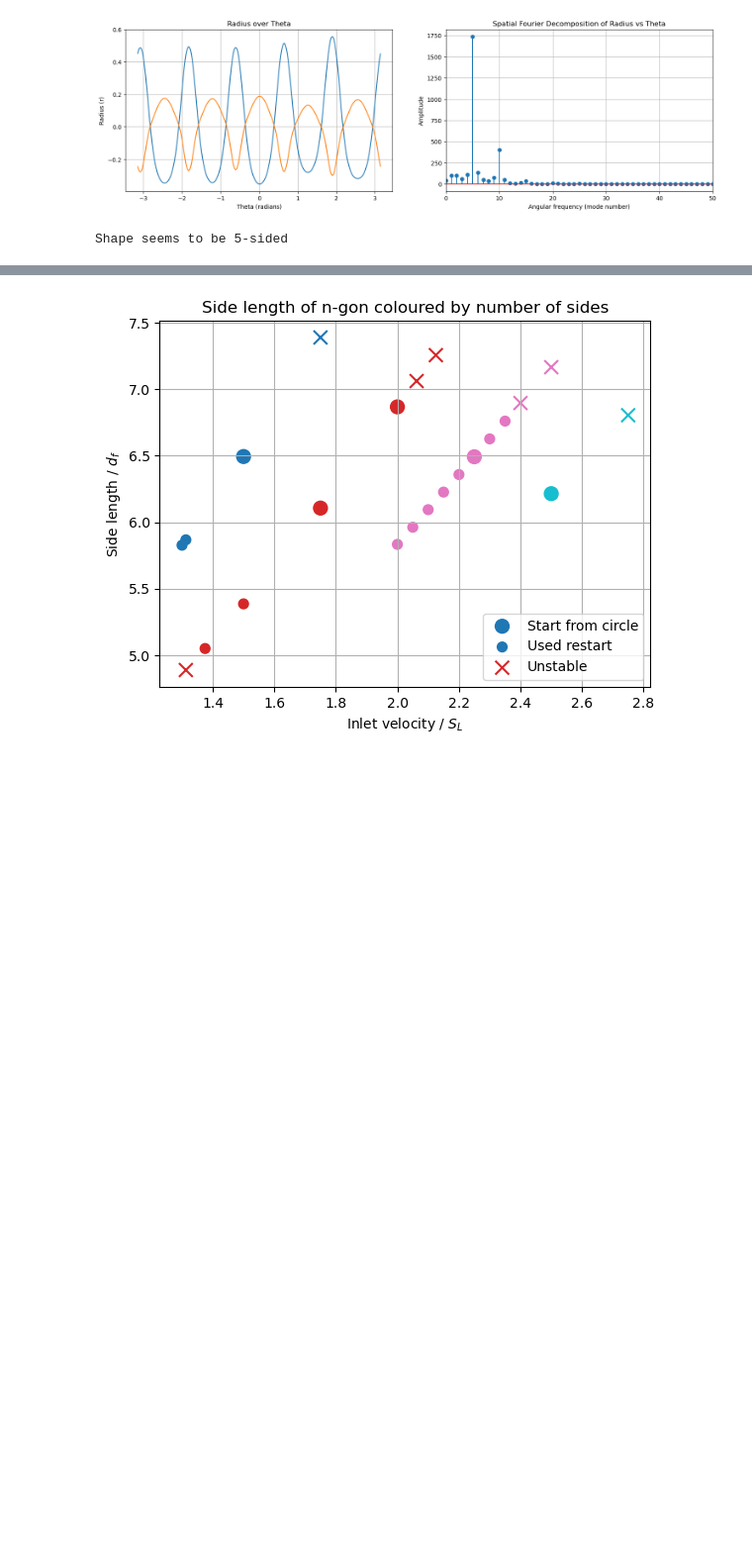
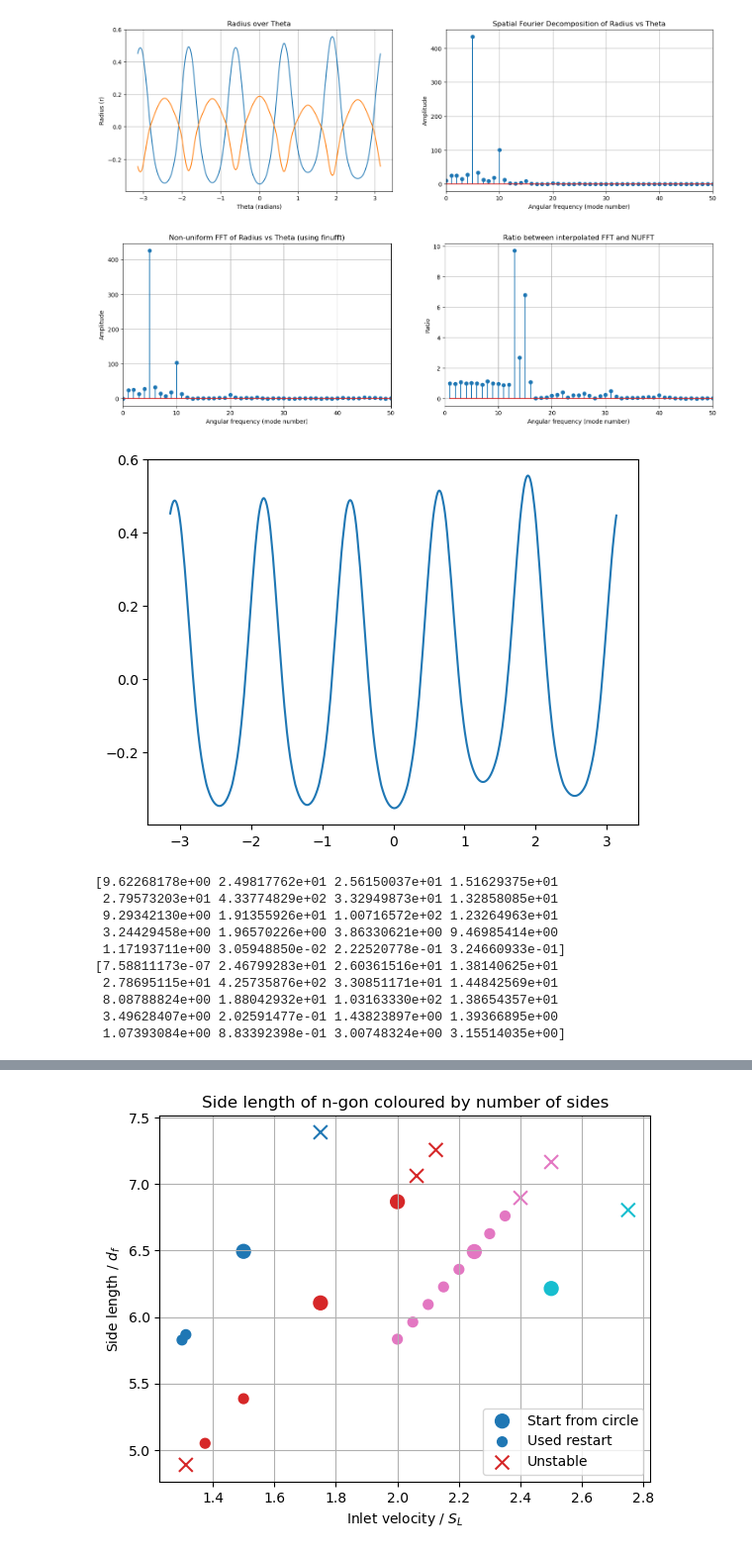
Before and after one commit to Florian808/Inward-flame-post-process, a Jupyter notebook: Local/Isocont_post_process.ipynb, the cells around one changed output, grey strips where cells are left out. Shown at 99% size. Cells and saved outputs as stored; diff of their text form; code cells hidden in the pictures; blank space fills up the shorter version.

```diff
--- a/Local/Isocont_post_process.ipynb
+++ b/Local/Isocont_post_process.ipynb
@@ -37,12 +37,13 @@ def cartesian_df_to_polar(dataframe):
 
 def interpolated_FFT(theta, signal):
     # Define uniform theta range
-    theta_uniform = np.linspace(theta[0], theta[-1], 2 * len(theta), endpoint=False)
+    theta_uniform = np.linspace(theta[0], theta[-1],int(len(theta)), endpoint=False)
 
     # Interpolate r to uniform theta
     r_interp = interp1d(theta, signal, kind='cubic')
     r_uniform = r_interp(theta_uniform)
-
+    #plt.plot(theta_uniform, r_uniform)
+    #plt.show()
     # Perform the Fourier Transform
     fft_coeffs = np.fft.fft(r_uniform)
     spect_wave_num = np.fft.fftfreq(len(r_uniform), d=(theta_uniform[1] - theta_uniform[0]))
@@ -51,7 +52,7 @@ def interpolated_FFT(theta, signal):
     wave_num = 2 * np.pi * spect_wave_num[:pos_ind]
 
     # Get magnitudes
-    amplitudes = np.abs(fft_coeffs)[:pos_ind] * 2
+    amplitudes = np.abs(fft_coeffs)[:pos_ind]
     return wave_num, amplitudes
 
 def get_dominant_mode(theta, signal):
@@ -65,39 +66,85 @@ filepath = Path(f"C:/Users/{username}/OneDrive - ETH Zurich/Semester 10/Master T
 df = extract_fields_from_okc(filepath, ['x', 'y', 'x_velocity', 'y_velocity'])
 theta_unsorted, r_mean, r_fluc_unsorted = cartesian_df_to_polar(df)
 velocity_mag_unsorted = np.sqrt(df['x_velocity'].values ** 2 + df['y_velocity'].values ** 2)
 
-# Get the indices that would sort theta
+# Get the indices that would sort theta and sort the arrays
 sorted_indices = np.argsort(theta_unsorted)
-
-# Apply the sorting to the arrays
 theta = theta_unsorted[sorted_indices]
-#r = r_unsorted[sorted_indices]
 r_fluc = r_fluc_unsorted[sorted_indices]
 velocity_mag = velocity_mag_unsorted[sorted_indices]
 vel_mag_fluc = velocity_mag - np.mean(velocity_mag)
 
+k_plot_lim = 50
 fig, axes = plt.subplots(1, 2, figsize=(18, 5))
 # Plot r vs. theta
 axes[0].plot(theta, r_fluc)
 axes[0].plot(theta, vel_mag_fluc)
 axes[0].set_xlabel('Theta (radians)')
 axes[0].set_ylabel('Radius (r)')
 axes[0].set_title('Radius over Theta')
+#axes[1].set_xlim(0, 0.01)
 axes[0].grid(True)
 
+# Calculate the interpolated FFT
 r_fluc_omega, r_fluc_amp = interpolated_FFT(theta, r_fluc)
 
 # Plot the spectrum
 axes[1].stem(r_fluc_omega, r_fluc_amp)
 axes[1].set_xlabel('Angular frequency (mode number)')
 axes[1].set_ylabel('Amplitude')
 axes[1].set_title('Spatial Fourier Decomposition of Radius vs Theta')
 axes[1].grid(True)
-axes[1].set_xlim(0, 50)
+axes[1].set_xlim(0, k_plot_lim)
 plt.show()
 
-dominant_mode = int(r_fluc_omega[np.argmax(r_fluc_amp)])
-print(f"Shape seems to be {dominant_mode}-sided")
+# Calculate the NUFFT
+n_modes = 101
+r_fluc_amp_nu = finufft.nufft1d1(theta, np.asarray(r_fluc, dtype=np.complex128), n_modes, isign=-1)
+pos_ind = len(r_fluc_amp_nu) // 2
+r_fluc_amp_nu = np.abs(r_fluc_amp_nu[pos_ind:])
+k = [i for i in range(0, pos_ind+1)]
+
+# Plot comparison of NUFFT and interpolated FFT
+fig, axes = plt.subplots(1, 2, figsize=(18, 5))
+axes[0].stem(k, r_fluc_amp_nu)
+axes[0].set_xlabel('Angular frequency (mode number)')
+axes[0].set_ylabel('Amplitude')
+axes[0].set_title('Non-uniform FFT of Radius vs Theta (using finufft)')
+axes[0].set_xlim(0, k_plot_lim)
+axes[0].grid(True)
+
+axes[1].stem(k[1:], r_fluc_amp[1:pos_ind+1] / r_fluc_amp_nu[1:])
+axes[1].set_xlabel('Angular frequency (mode number)')
+axes[1].set_ylabel('Ratio')
+axes[1].set_title('Ratio between interpolated FFT and NUFFT')
+axes[1].set_xlim(0, k_plot_lim)
+axes[1].grid(True)
+plt.show()
+    # Define uniform theta range
+theta_uniform = np.linspace(theta[0], theta[-1],int(len(theta)), endpoint=False)
+
+    # Interpolate r to uniform theta
+r_interp = interp1d(theta, r_fluc, kind='cubic')
+r_uniform = r_interp(theta_uniform)
+plt.plot(theta_uniform, r_uniform)
+#plt.xlim(0,0.01)
+plt.show()
+plt.plot((np.roll(theta, 1) - theta)[1:] / (2*np.pi/len(theta)), linewidth=0.4)
+print(r_fluc_amp[:20])
+print(r_fluc_amp_nu[:20])
+#dominant_mode = int(r_fluc_omega[np.argmax(r_fluc_amp)])
+#print(f"Shape seems to be {dominant_mode}-sided")
 # %% [output]
-[figure, old version]
+[figure, new version]
+[figure, added]
+[figure, added]
-Shape seems to be 5-sided
+[9.62268178e+00 2.49817762e+01 2.56150037e+01 1.51629375e+01
+ 2.79573203e+01 4.33774829e+02 3.32949873e+01 1.32858085e+01
+ 9.29342130e+00 1.91355926e+01 1.00716572e+02 1.23264963e+01
+ 3.24429458e+00 1.96570226e+00 3.86330621e+00 9.46985414e+00
+ 1.17193711e+00 3.05948850e-02 2.22520778e-01 3.24660933e-01]
+[7.58811173e-07 2.46799283e+01 2.60361516e+01 1.38140625e+01
+ 2.78695115e+01 4.25735876e+02 3.30851171e+01 1.44842569e+01
+ 8.08788824e+00 1.88042932e+01 1.03163330e+02 1.38654357e+01
+ 3.49628407e+00 2.02591477e-01 1.43823897e+00 1.39366895e+00
+ 1.07393084e+00 8.83392398e-01 3.00748324e+00 3.15514035e+00]
```
Also changed, not shown: parts of 7 cells of this notebook, 1 other file.
